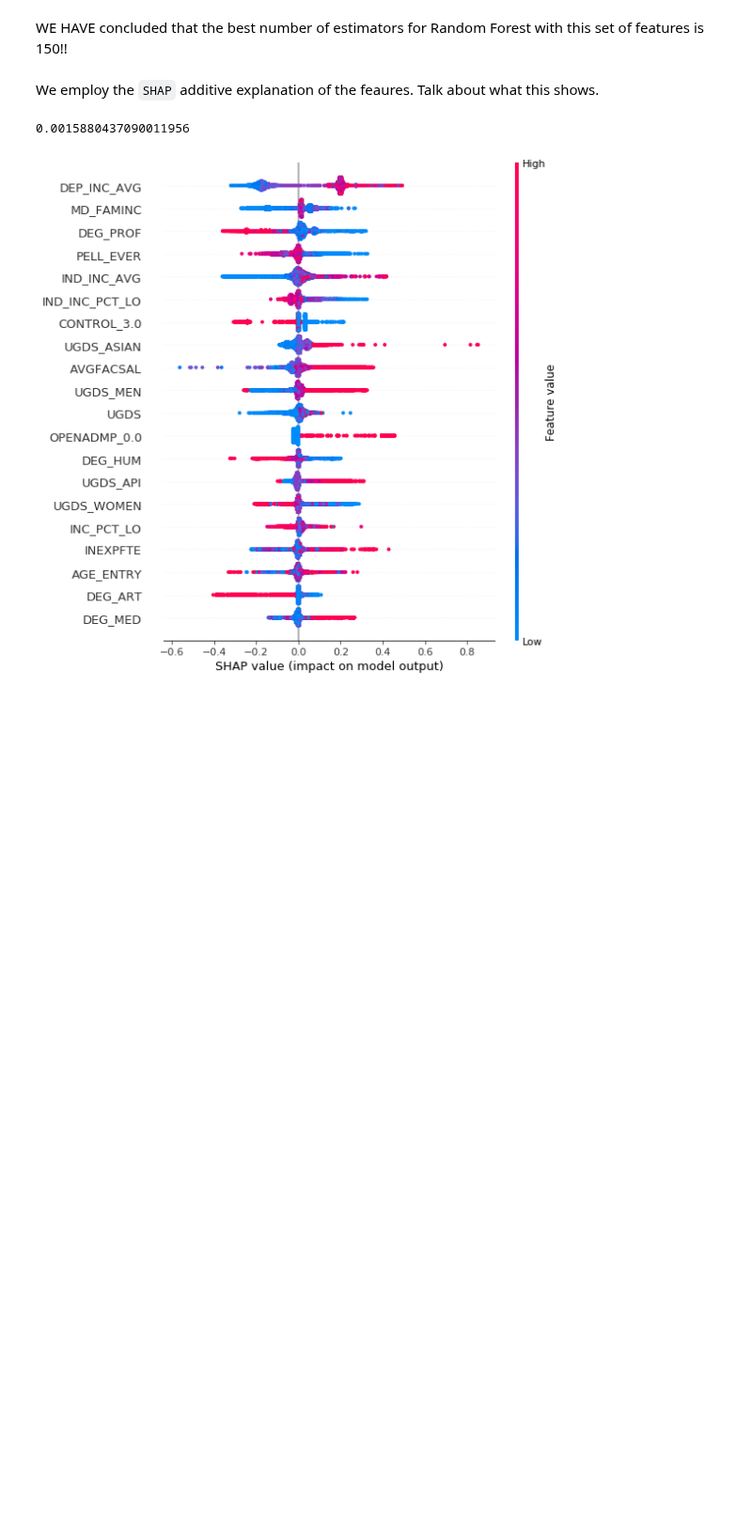
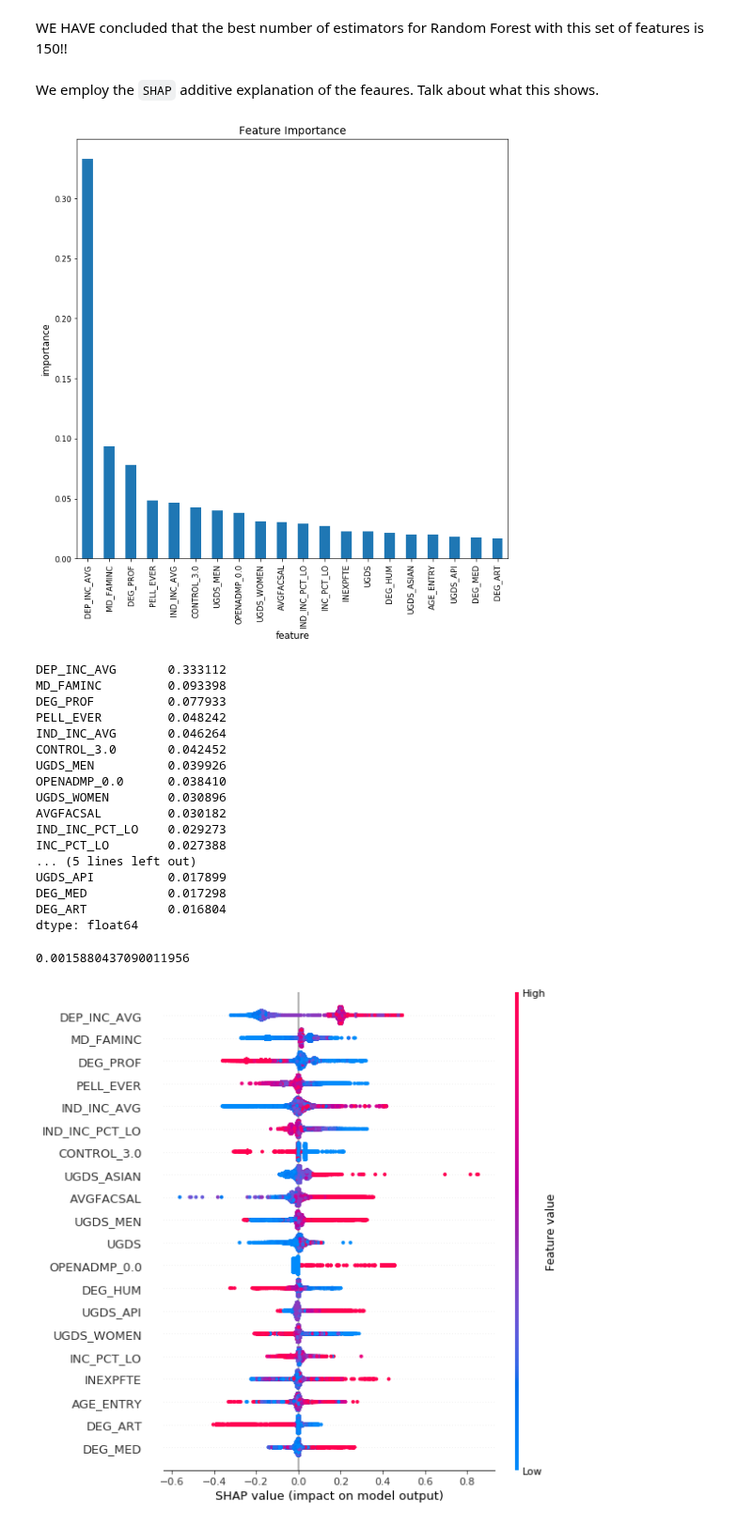
Before and after one commit to jeswan/post-secondary-education, a Jupyter notebook: tuning.ipynb, the cells around one changed output. Shown at 94% size. Cells and saved outputs as stored; diff of their text form; code cells hidden in the pictures; blank space fills up the shorter version.

```diff
--- a/tuning.ipynb
+++ b/tuning.ipynb
@@ -338,6 +338,27 @@ est = 150
 sel = model.RF
 
 rf_feature_importance_f, rf, rf_preds = model.run_model(x_train, y_train, x_test, est, sel)
+# %%
+model.graph_feature_importance(rf_feature_importance_f, x_train)
+# %% [output]
+[figure, added]
+DEP_INC_AVG       0.333112
+MD_FAMINC         0.093398
+DEG_PROF          0.077933
+PELL_EVER         0.048242
+IND_INC_AVG       0.046264
+CONTROL_3.0       0.042452
+UGDS_MEN          0.039926
+OPENADMP_0.0      0.038410
+UGDS_WOMEN        0.030896
+AVGFACSAL         0.030182
+IND_INC_PCT_LO    0.029273
+INC_PCT_LO        0.027388
+... (5 lines left out)
+UGDS_API          0.017899
+DEG_MED           0.017298
+DEG_ART           0.016804
+dtype: float64
 # %%
 mean_squared_error(y_test, rf_preds)
 # %% [output]
```
Also changed, not shown: 2 other files.
